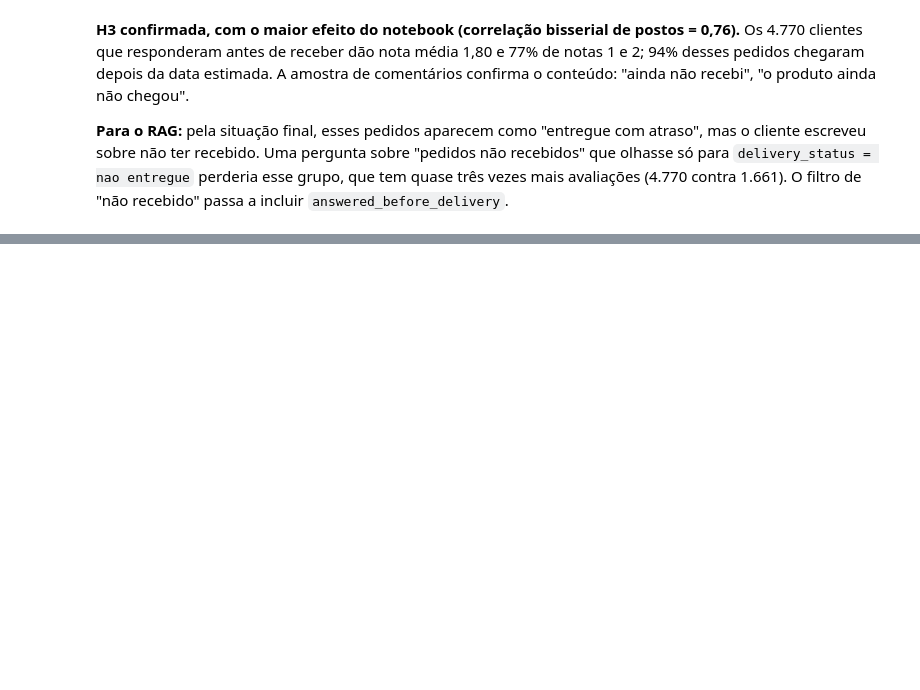
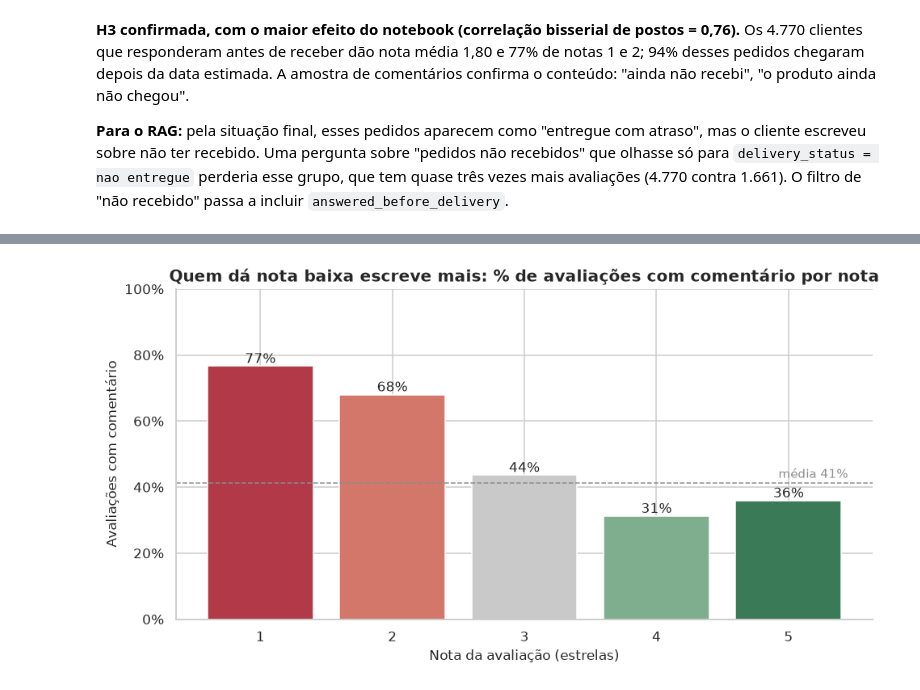
Before and after one commit to guillecosme/fiap-ai-scientist-tech-challenge-fase-04, a Jupyter notebook: notebooks/01_base_e_qualidade.ipynb, the cells around one changed output, grey strips where cells are left out. Drawn from its saved outputs; the diff is of its cells as text; code cells hidden in the pictures; blank space fills up the shorter version.

```diff
--- a/notebooks/01_base_e_qualidade.ipynb
+++ b/notebooks/01_base_e_qualidade.ipynb
@@ -413,0 +415,15 @@ As hipóteses sobre quem comenta, nota e atraso vêm na próxima etapa deste not
+# %%
+fig, ax = plt.subplots(figsize=(9, 4.8))
+ax.bar([f"{n}" for n in pct_comenta.index], pct_comenta.values,
+       color=[SCORE_COLORS[n] for n in pct_comenta.index], edgecolor="white")
+for i, v in enumerate(pct_comenta.values):
+    ax.text(i, v + 1, f"{v:.0f}%", ha="center", fontsize=11)
+ax.axhline(100 * base["has_comment"].mean(), color=GRAY, ls="--", lw=1)
+ax.text(4.45, 100 * base["has_comment"].mean() + 1.5, f"média {100 * base['has_comment'].mean():.0f}%",
+        ha="right", color=GRAY, fontsize=10)
+ax.set(title="Quem dá nota baixa escreve mais: % de avaliações com comentário por nota",
+       xlabel="Nota da avaliação (estrelas)", ylabel="Avaliações com comentário", ylim=(0, 100))
+fmt_pct(ax, "y")
+save(fig, "01_comentario_por_nota");
+# %% [output]
+[figure, added]
```
Also changed, not shown: parts of 9 cells of this notebook, 9 other files.
